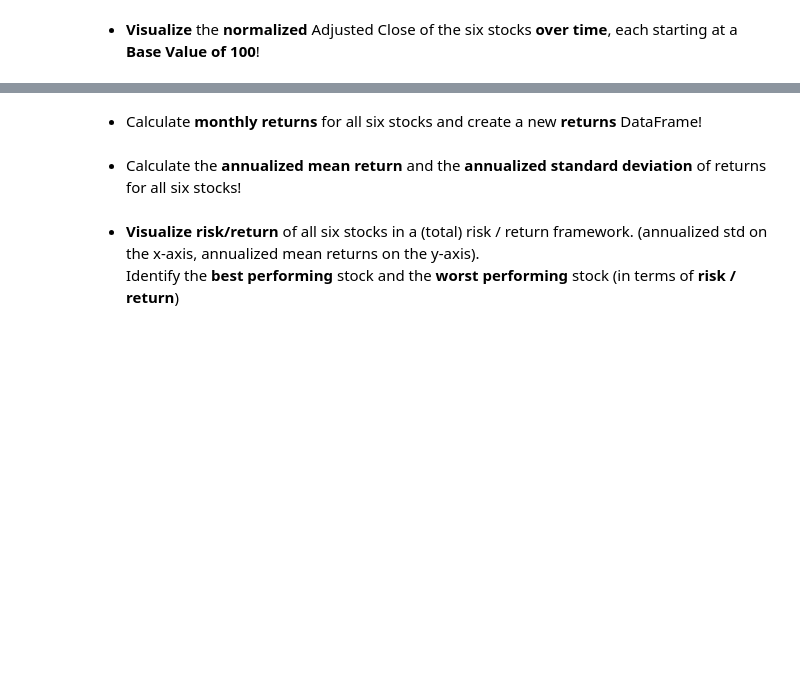
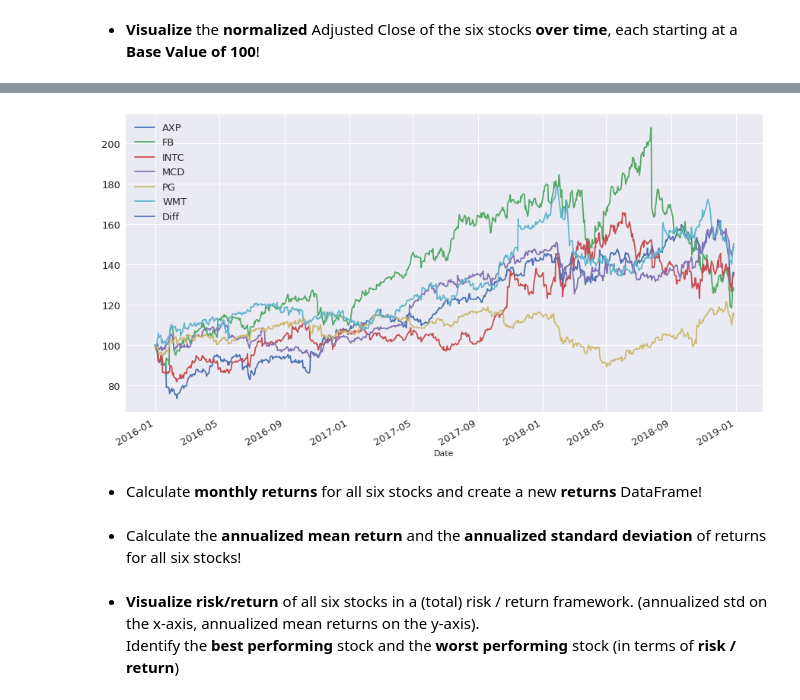
Before and after one commit to pianofreq/udemy-hagmann-course-1, a Jupyter notebook: Part_2/Exercises/Exercise_2.ipynb, the cells around one changed output, grey strips where cells are left out. Cells and saved outputs as stored; diff of their text form; code cells hidden in the pictures; blank space fills up the shorter version.

```diff
--- a/Part_2/Exercises/Exercise_2.ipynb
+++ b/Part_2/Exercises/Exercise_2.ipynb
@@ -103,3 +117,9 @@ plt.show()
+# %%
+norm.plot(figsize=(15,8), fontsize= 13)
+plt.legend(fontsize = 13)
+plt.show()
+# %% [output]
+[figure, added]
 # %% [markdown]
 - Calculate __monthly returns__ for all six stocks and create a new __returns__ DataFrame!
 # %% [markdown]
```
Also changed, not shown: parts of 5 cells of this notebook.
